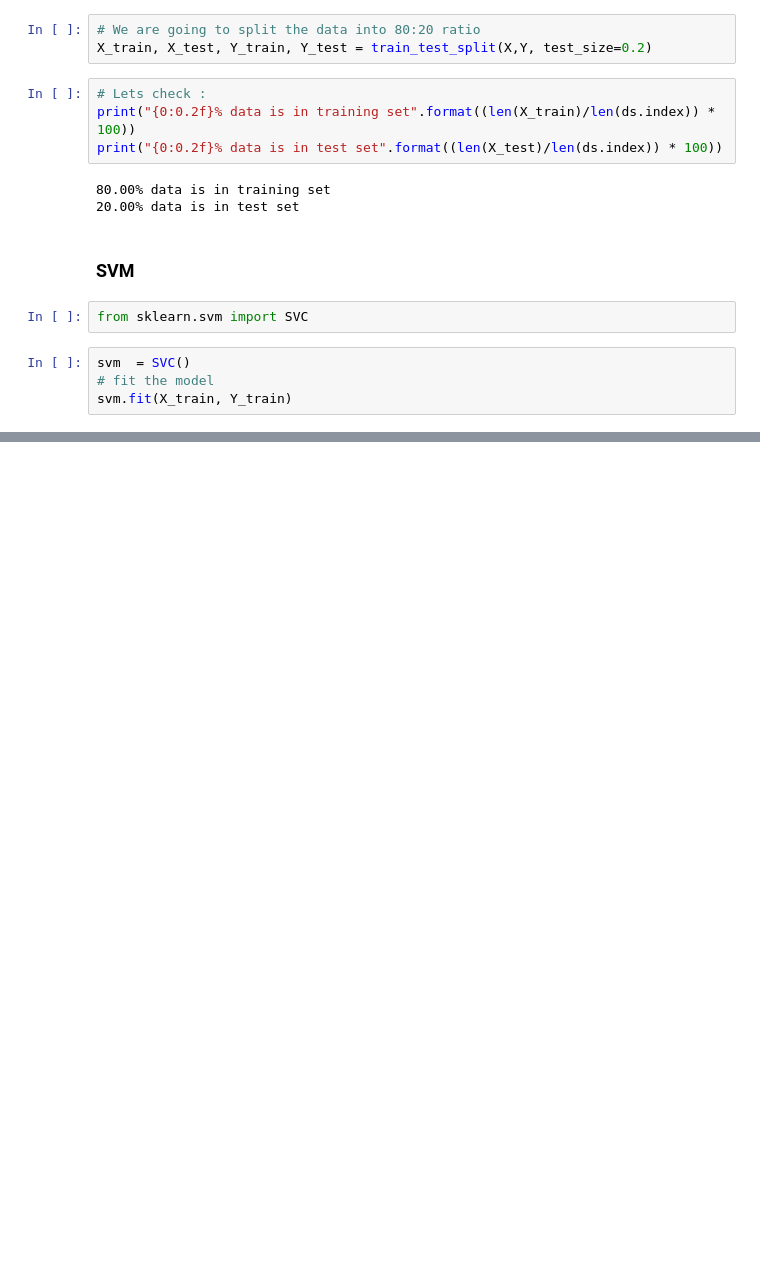
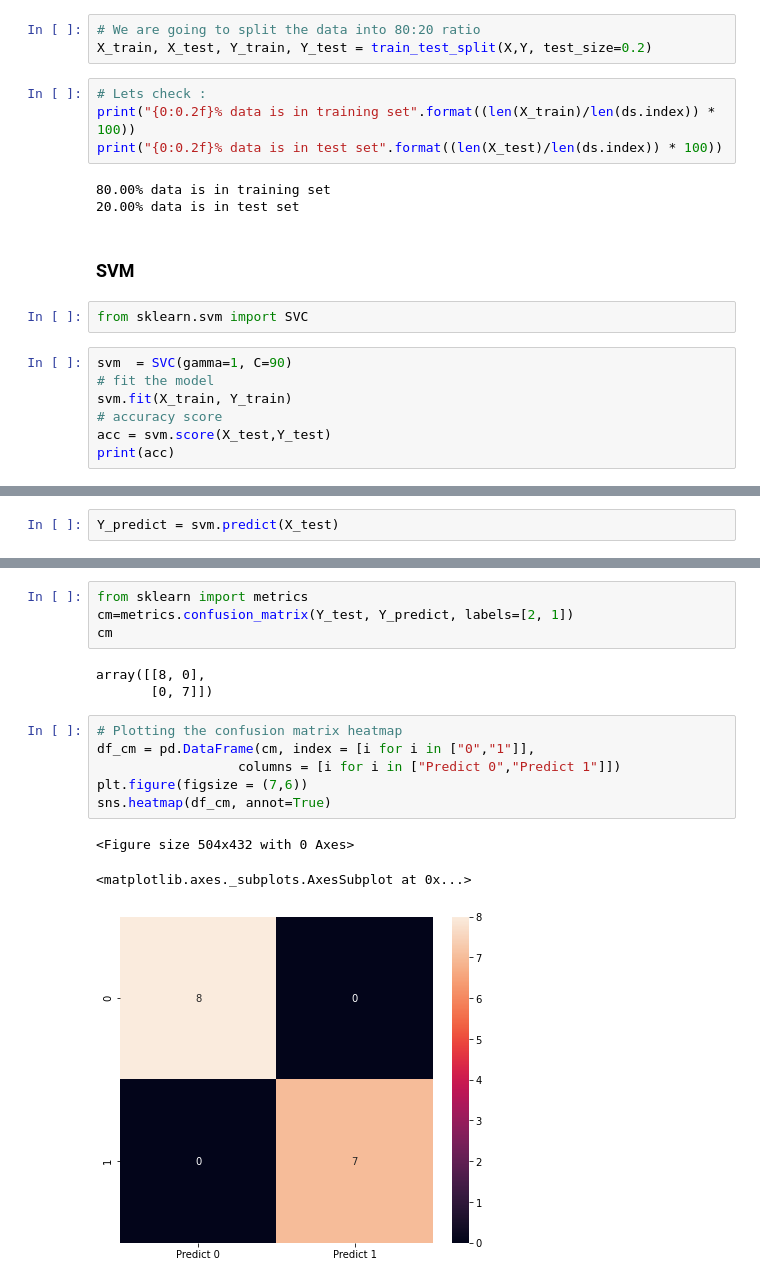
Before and after one commit to Somnathpaul/iris-flower-prediction, a Jupyter notebook: iris flower prediction.ipynb, the cells around one changed output, grey strips where cells are left out. Cells and saved outputs as stored; diff of their text form; blank space fills up the shorter version.

```diff
--- a/iris flower prediction.ipynb
+++ b/iris flower prediction.ipynb
@@ -228,7 +228,10 @@ print("{0:0.2f}% data is in test set".format((len(X_test)/len(ds.index)) * 100))
 # %%
 from sklearn.svm import SVC
 # %%
-svm  = SVC()
+svm  = SVC(gamma=1, C=90)
 # fit the model
 svm.fit(X_train, Y_train)
+# accuracy score
+acc = svm.score(X_test,Y_test)
+print(acc)
 # %% [output]
@@ -242,0 +242,2 @@ print(acc)
+# %%
+Y_predict = svm.predict(X_test)
@@ -242,0 +265,17 @@ print(acc)
+# %%
+from sklearn import metrics
+cm=metrics.confusion_matrix(Y_test, Y_predict, labels=[2, 1])
+cm
+# %% [output]
+array([[8, 0],
+       [0, 7]])
+# %%
+# Plotting the confusion matrix heatmap
+df_cm = pd.DataFrame(cm, index = [i for i in ["0","1"]],
+                  columns = [i for i in ["Predict 0","Predict 1"]])
+plt.figure(figsize = (7,6))
+sns.heatmap(df_cm, annot=True)
+# %% [output]
+<Figure size 504x432 with 0 Axes>
+<matplotlib.axes._subplots.AxesSubplot at 0x...>
+[figure, added]
```
Also changed, not shown: parts of 6 cells of this notebook.
